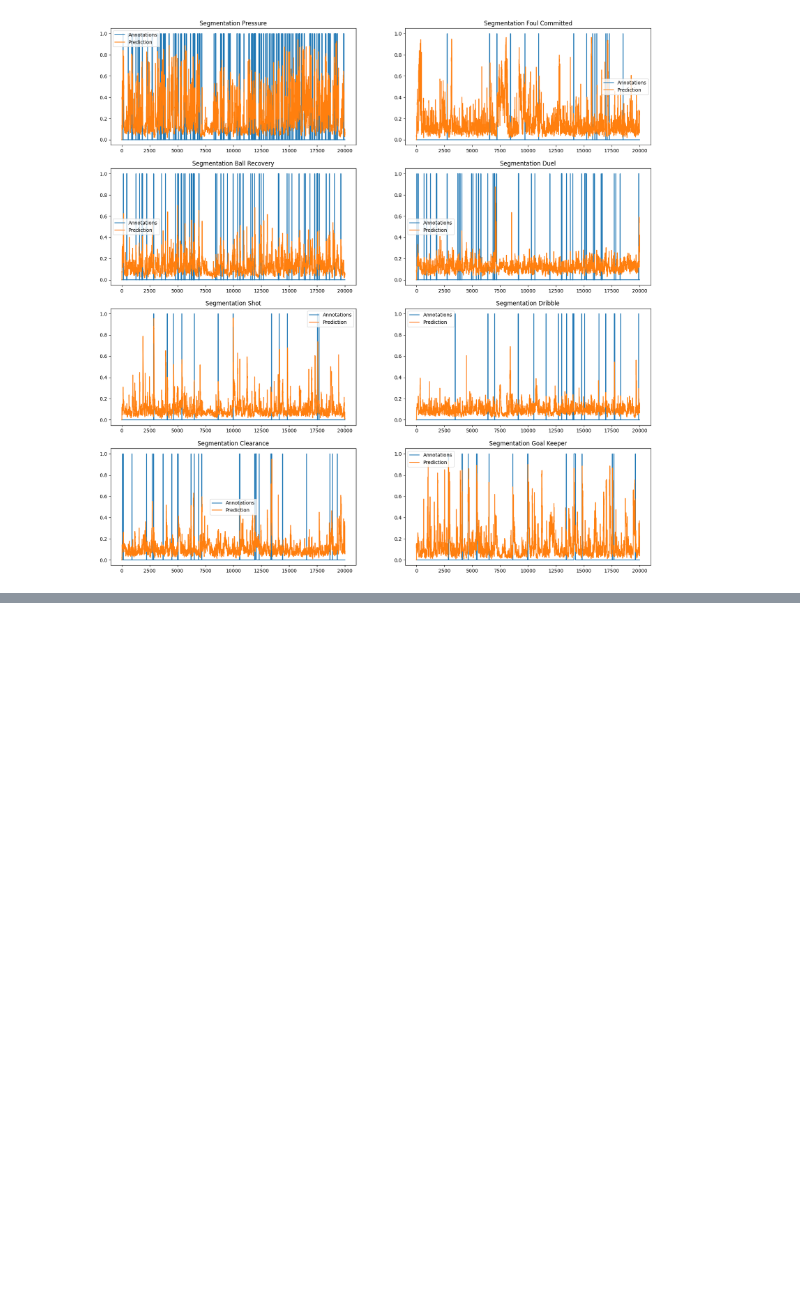
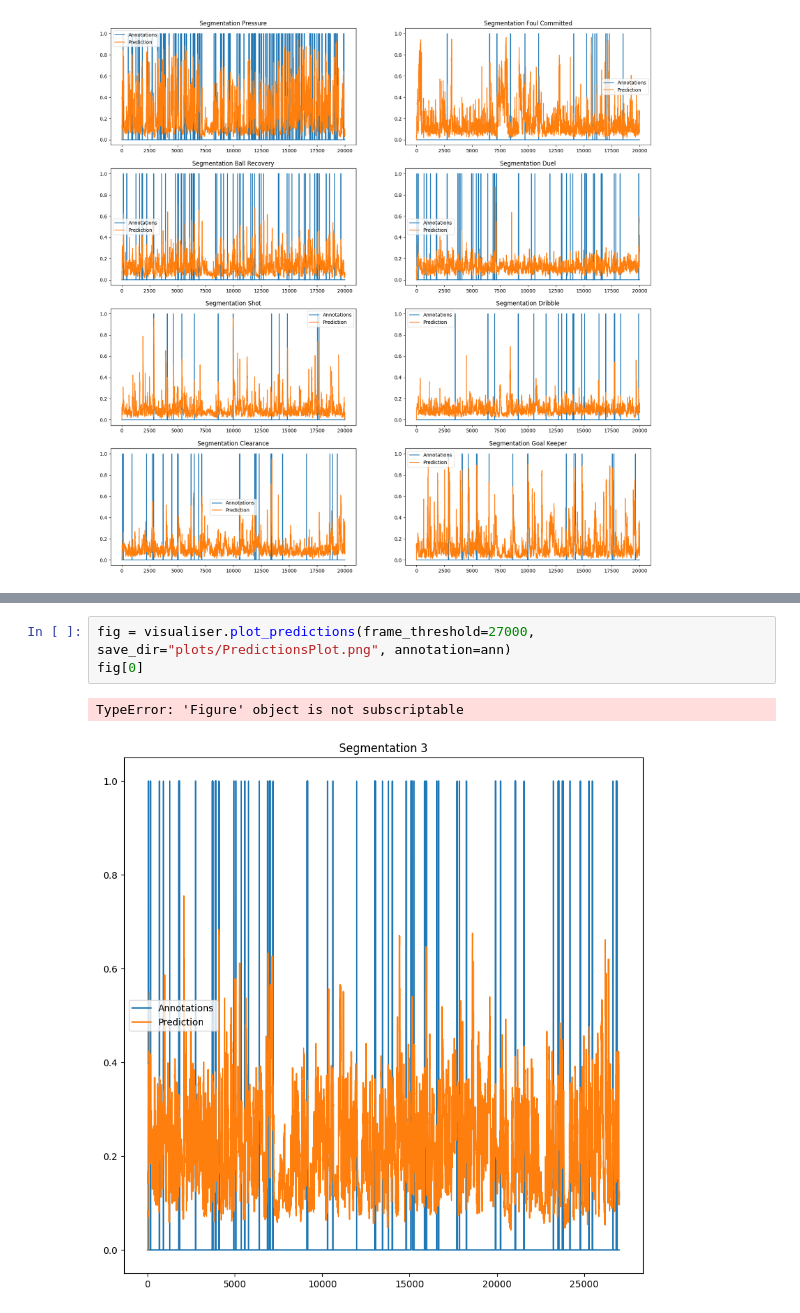
Before and after one commit to Ziolo1999/GNNsFootballEventSpotting, a Jupyter notebook: Code2/GridSearch.ipynb, the cells around one changed output, grey strips where cells are left out. Cells and saved outputs as stored; diff of their text form; blank space fills up the shorter version.

```diff
--- a/Code2/GridSearch.ipynb
+++ b/Code2/GridSearch.ipynb
@@ -361,0 +472,6 @@ WARNING:root:../football_games/NL2020/Datafeed - 20232 - 2030759 - Tracking raw
+# %%
+fig = visualiser.plot_predictions(frame_threshold=27000, save_dir="plots/PredictionsPlot.png", annotation=ann)
+fig[0]
+# %% [output]
+TypeError: 'Figure' object is not subscriptable
+[figure, added]
```
Also changed, not shown: parts of 11 cells of this notebook, 17 other files.
